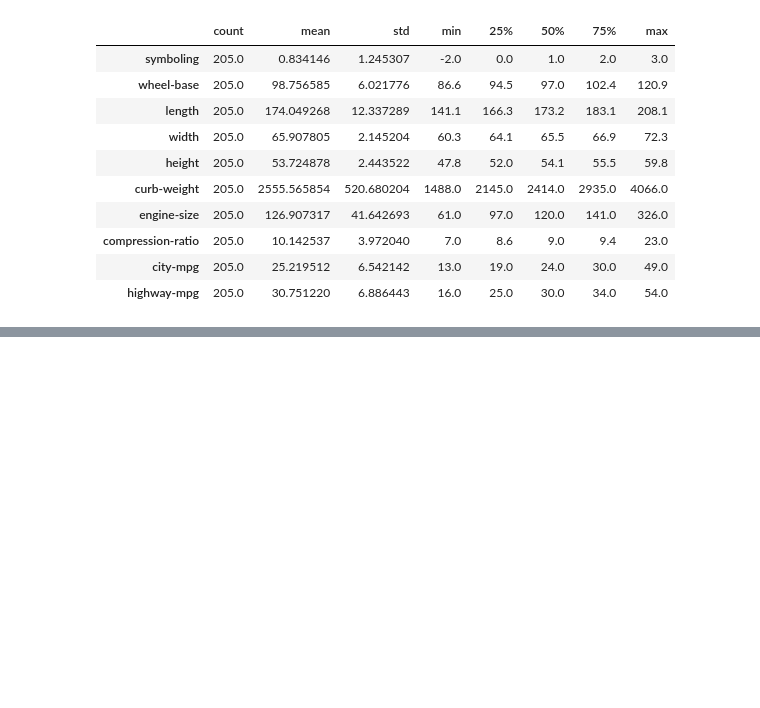
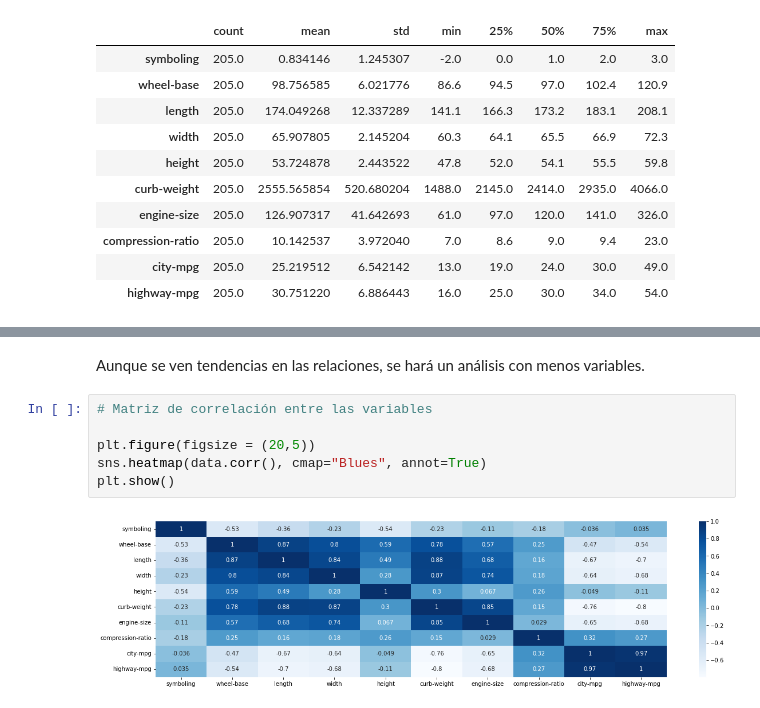
Before and after one commit to brincon/Pima-Indians-Diabetes-Database, a Jupyter notebook: 3. Automobile/automobile.ipynb, the cells around one changed output, grey strips where cells are left out. Drawn from its saved outputs; the diff is of its cells as text; blank space fills up the shorter version.

Commit message:
Se agrega la primera parte del análisis exploratiorio de automobile

```diff
--- a/3. Automobile/automobile.ipynb
+++ b/3. Automobile/automobile.ipynb
@@ -171,0 +234,10 @@ https://www.kaggle.com/datasets/toramky/automobile-dataset?resource=download
+# %% [markdown]
+Aunque se ven tendencias en las relaciones, se hará un análisis con menos variables.
+# %%
+# Matriz de correlación entre las variables
+
+plt.figure(figsize = (20,5))
+sns.heatmap(data.corr(), cmap="Blues", annot=True)
+plt.show()
+# %% [output]
+[figure, added]
```
Also changed, not shown: parts of 28 cells of this notebook, 1 other file.
